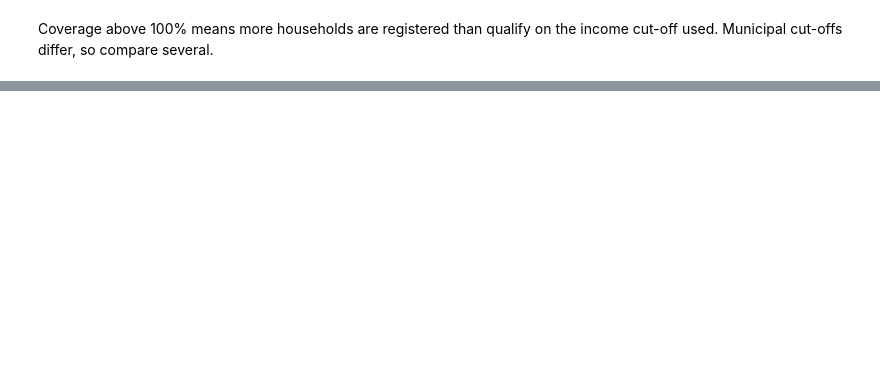
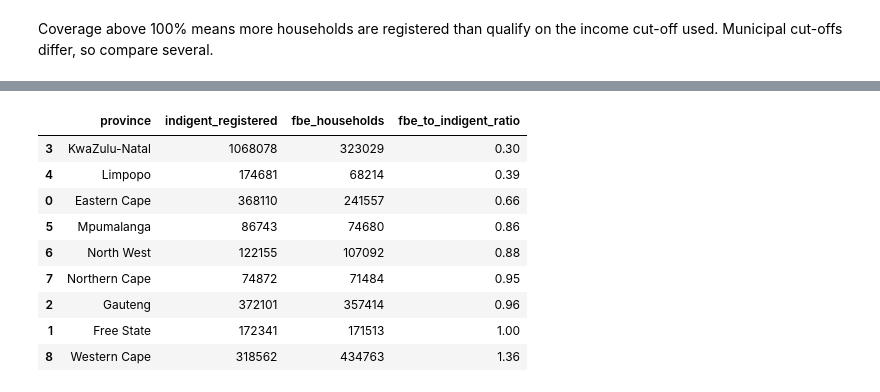
Before and after one commit to mmjmokoena-sketch/sa-electricity-nonpayment, a Jupyter notebook: projects/a_who_pays/notebooks/03_indigent_registrations.ipynb, the cells around one changed output, grey strips where cells are left out. Saved outputs shown, nothing was run; the diff lists cells and outputs as text; code cells hidden in the pictures; blank space fills up the shorter version.

```diff
--- a/projects/a_who_pays/notebooks/03_indigent_registrations.ipynb
+++ b/projects/a_who_pays/notebooks/03_indigent_registrations.ipynb
@@ -35,0 +97,16 @@ plt.show()
+# %%
+# Registered indigent households against households actually receiving free basic electricity
+check = nfcm.copy()
+check["fbe_to_indigent_ratio"] = (check["fbe_households"] / check["indigent_registered"]).round(2)
+check.sort_values("fbe_to_indigent_ratio")
+# %% [output]
+|  | province | indigent_registered | fbe_households | fbe_to_indigent_ratio |
+| 3 | KwaZulu-Natal | 1068078 | 323029 | 0.30 |
+| 4 | Limpopo | 174681 | 68214 | 0.39 |
+| 0 | Eastern Cape | 368110 | 241557 | 0.66 |
+| 5 | Mpumalanga | 86743 | 74680 | 0.86 |
+| 6 | North West | 122155 | 107092 | 0.88 |
+| 7 | Northern Cape | 74872 | 71484 | 0.95 |
+| 2 | Gauteng | 372101 | 357414 | 0.96 |
+| 1 | Free State | 172341 | 171513 | 1.00 |
+| 8 | Western Cape | 318562 | 434763 | 1.36 |
```
Also changed, not shown: parts of 8 cells of this notebook, 1 other file.
